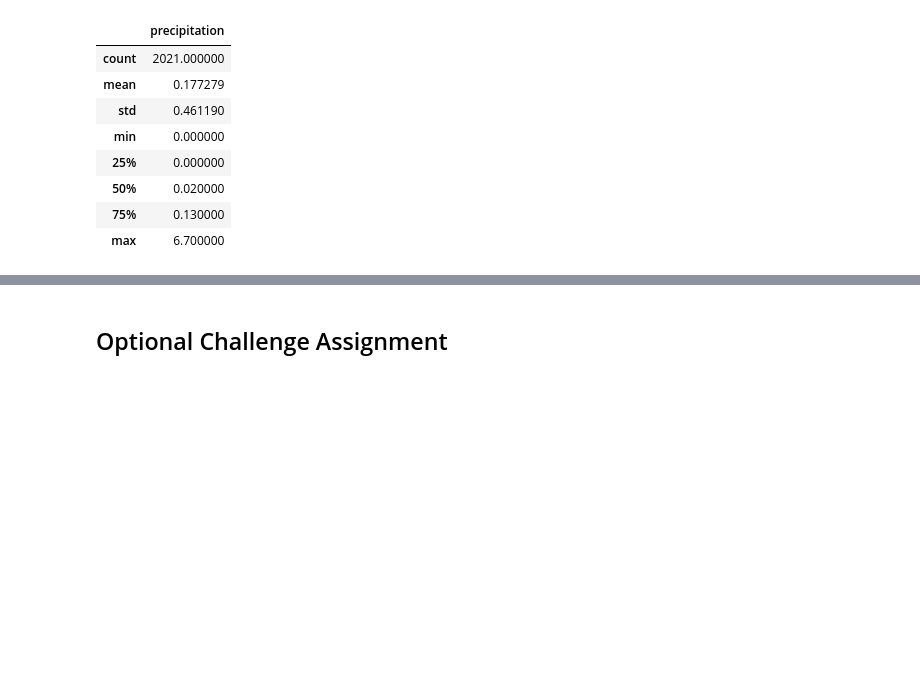
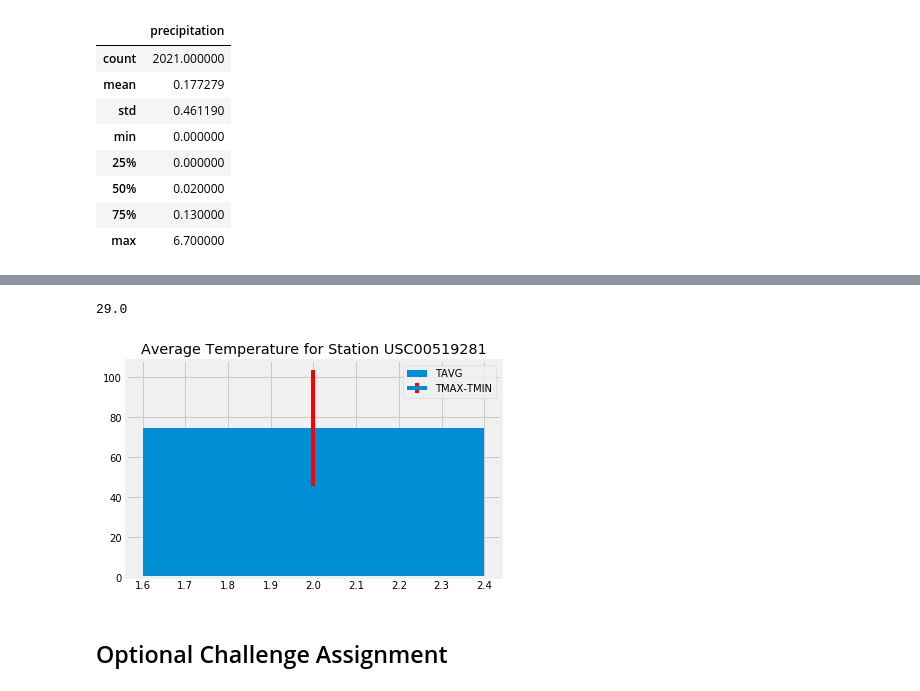
Before and after one commit to ferozumair786/Data-Storage-and-Retreival, a Jupyter notebook: climate_starter.ipynb, the cells around one changed output, grey strips where cells are left out. Cells and saved outputs as stored; diff of their text form; code cells hidden in the pictures; blank space fills up the shorter version.

```diff
--- a/climate_starter.ipynb
+++ b/climate_starter.ipynb
@@ -140,11 +264,24 @@ print(calc_temps('2012-02-28', '2012-03-05'))
 # %%
 # Use your previous function `calc_temps` to calculate the tmin, tavg, and tmax
 # for your trip using the previous year's data for those same dates.
+tavg = calc_temps(lastyear, lastdate)
+tavg[0][2]-tavg[0][0]
+# %% [output]
+29.0
 # %%
 # Plot the results from your previous query as a bar chart.
 # Use "Trip Avg Temp" as your Title
 # Use the average temperature for the y value
 # Use the peak-to-peak (tmax-tmin) value as the y error bar (yerr)
+# plt.figure(figsize=[10,8])
+plt.bar(x=2, height=tavg[0][1])
+plt.errorbar(x=2, y=tavg[0][1], yerr=tavg[0][2]-tavg[0][0], ecolor='r')
+plt.title(f'Average Temperature for Station {most_active}')
+plt.legend(['TAVG', 'TMAX-TMIN'])
+plt.savefig('Resources/errorbar.png')
+plt.show()
+# %% [output]
+[figure, added]
 # %%
 # Calculate the total amount of rainfall per weather station for your trip dates using the previous year's matching dates.
 # Sort this in descending order by precipitation amount and list the station, name, latitude, longitude, and elevation
```
Also changed, not shown: parts of 13 cells of this notebook, 3 other files.
